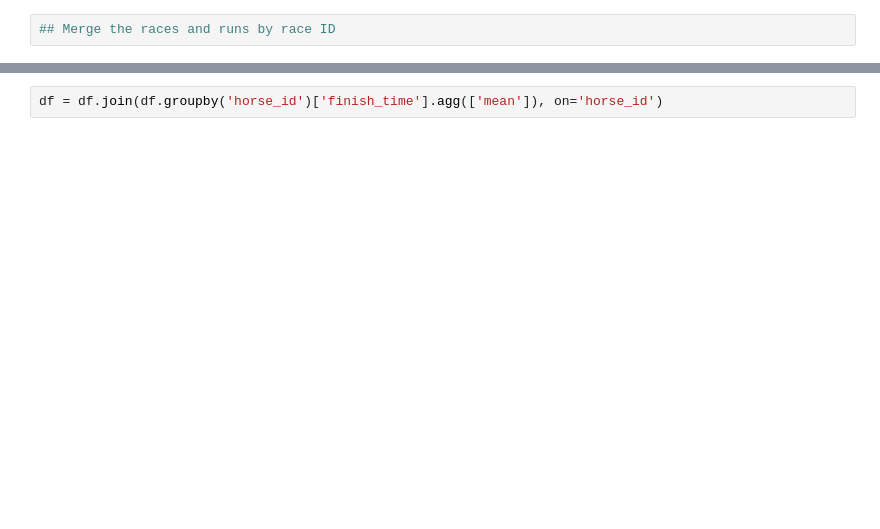
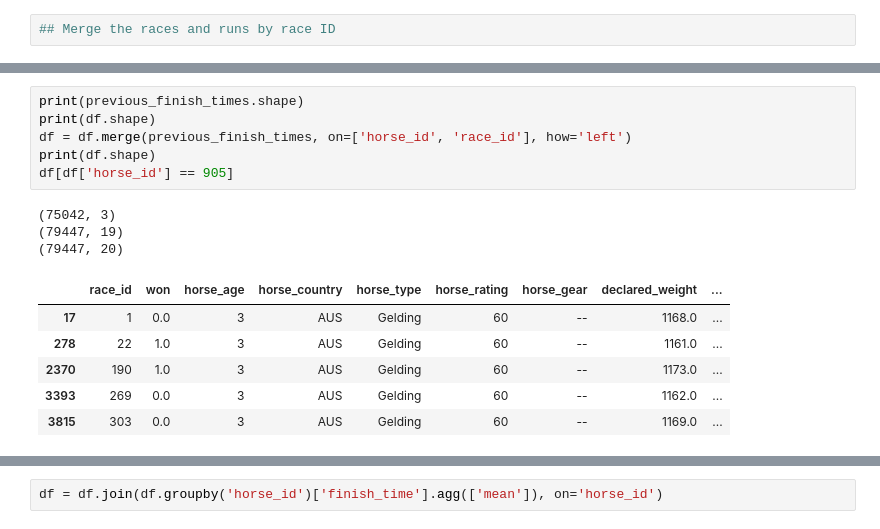
Before and after one commit to walter-robson/Horse-Racing-Prediction, a Jupyter notebook: horses.ipynb, the cells around one changed output, grey strips where cells are left out. Drawn from its saved outputs; the diff is of its cells as text; blank space fills up the shorter version.

```diff
--- a/horses.ipynb
+++ b/horses.ipynb
@@ -111,0 +141,16 @@ df = pd.merge(runs_features, races_features, on='race_id')
+# %%
+print(previous_finish_times.shape)
+print(df.shape)
+df = df.merge(previous_finish_times, on=['horse_id', 'race_id'], how='left')
+print(df.shape)
+df[df['horse_id'] == 905]
+# %% [output]
+(75042, 3)
+(79447, 19)
+(79447, 20)
+|  | race_id | won | horse_age | horse_country | horse_type | horse_rating | horse_gear | declared_weight | ... |
+| 17 | 1 | 0.0 | 3 | AUS | Gelding | 60 | -- | 1168.0 | ... |
+| 278 | 22 | 1.0 | 3 | AUS | Gelding | 60 | -- | 1161.0 | ... |
+| 2370 | 190 | 1.0 | 3 | AUS | Gelding | 60 | -- | 1173.0 | ... |
+| 3393 | 269 | 0.0 | 3 | AUS | Gelding | 60 | -- | 1162.0 | ... |
+| 3815 | 303 | 0.0 | 3 | AUS | Gelding | 60 | -- | 1169.0 | ... |
```
Also changed, not shown: parts of 20 cells of this notebook, 3 other files.
